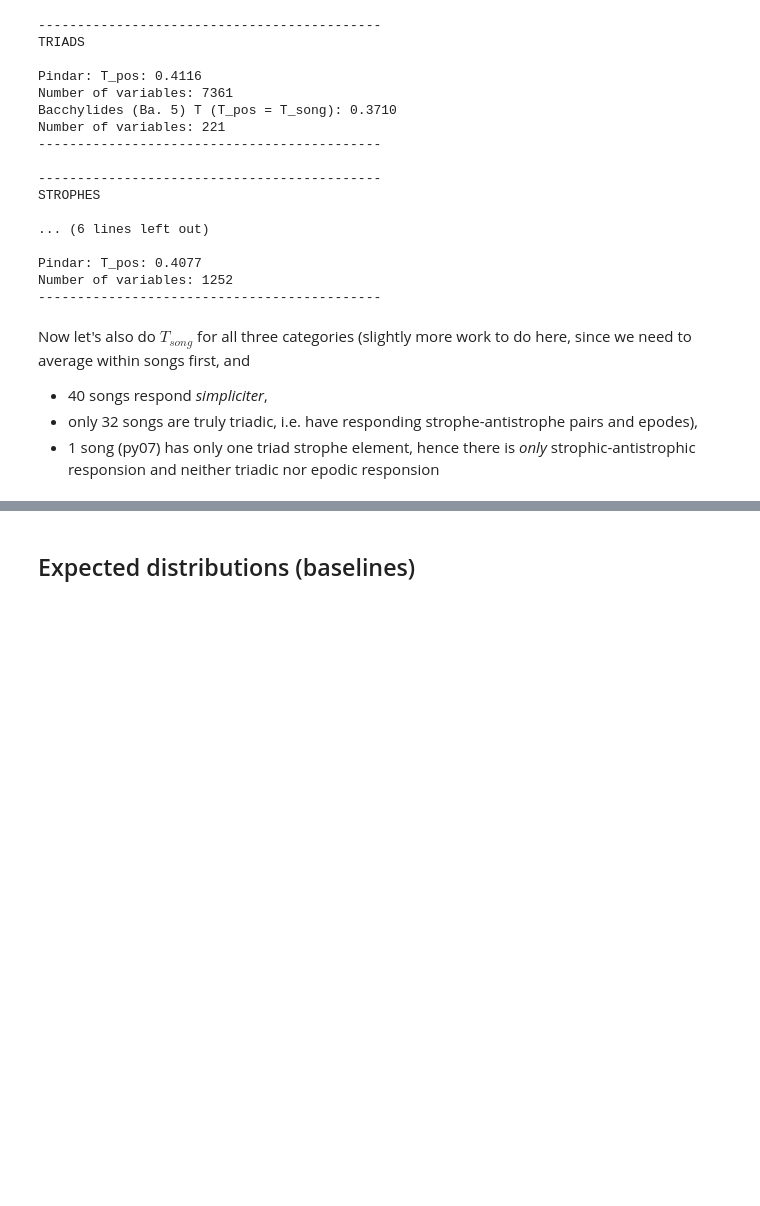
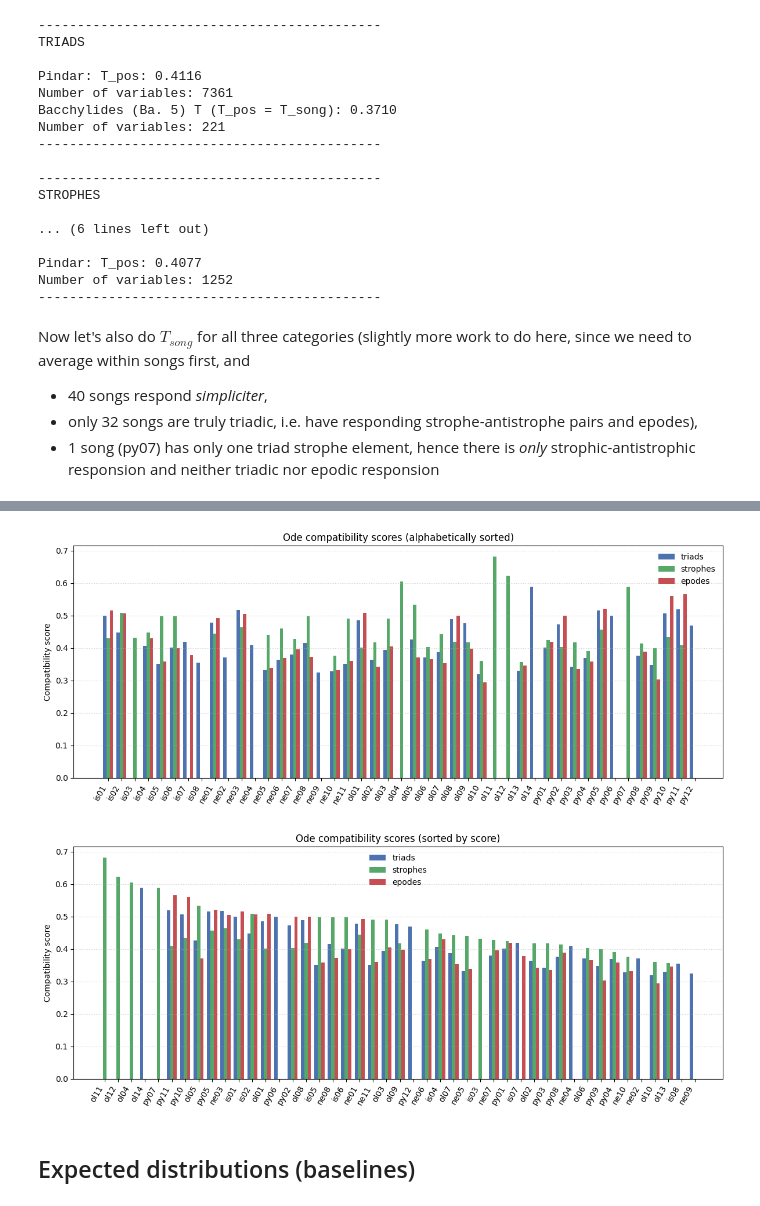
Before and after one commit to Urdatorn/responsio-accentuum, a Jupyter notebook: nb/results.ipynb, the cells around one changed output, grey strips where cells are left out. Saved outputs shown, nothing was run; the diff lists cells and outputs as text; code cells hidden in the pictures; blank space fills up the shorter version.

```diff
--- a/nb/results.ipynb
+++ b/nb/results.ipynb
@@ -6,5 +8,10 @@
 # %%
 from pathlib import Path
 
-ROOT = Path.cwd().parent
-from pathlib import Path
+def find_project_root(start: Path, markers=("pyproject.toml", ".git")):
+    for p in [start] + list(start.parents):
+        if any((p / m).exists() for m in markers):
+            return p
+    raise RuntimeError("Project root not found")
+
+ROOT = find_project_root(Path.cwd())
@@ -318,3 +387,54 @@ py09 has lower score (261/748 = 0.3489) than Bacchylides!
+# %%
+# Histogram-style (grouped bars) of song scores per ode
+
+o_des = sorted(set(victory_odes) | set(song_scores_triads) | set(song_scores_strophes) | set(song_scores_epodes))
+x = np.arange(len(o_des))
+width = 0.25
+triad_vals = np.array([song_scores_triads.get(ode, np.nan) for ode in o_des], dtype=float)
+strophes_vals = np.array([song_scores_strophes.get(ode, np.nan) for ode in o_des], dtype=float)
+epodes_vals = np.array([song_scores_epodes.get(ode, np.nan) for ode in o_des], dtype=float)
+
+fig, ax = plt.subplots(figsize=(12, 5))
+b1 = ax.bar(x - width, triad_vals, width, color='#4c72b0', label='triads')
+b2 = ax.bar(x, strophes_vals, width, color='#55a868', label='strophes')
+b3 = ax.bar(x + width, epodes_vals, width, color='#c44e52', label='epodes')
+
+ax.set_xticks(x)
+ax.set_xticklabels(o_des, rotation=60, ha='right')
+ax.set_ylabel('Compatibility score')
+ax.set_title('Ode compatibility scores (alphabetically sorted)')
+ax.grid(True, axis='y', linestyle=':', alpha=0.6)
+ax.legend(frameon=False)
+plt.tight_layout()
+plt.savefig(ROOT / 'media' / 'results' / 'song_scores_by_ode_alphabetical.png', dpi=400)
+plt.show()
+
+# Sorted by y-axis
+
+o_des = sorted(set(victory_odes) | set(song_scores_triads) | set(song_scores_strophes) | set(song_scores_epodes), key=lambda ode: max(song_scores_triads.get(ode, -np.inf), song_scores_strophes.get(ode, -np.inf), song_scores_epodes.get(ode, -np.inf)), reverse=True)
+x = np.arange(len(o_des))
+width = 0.25
+triad_vals = np.array([song_scores_triads.get(ode, np.nan) for ode in o_des], dtype=float)
+strophes_vals = np.array([song_scores_strophes.get(ode, np.nan) for ode in o_des], dtype=float)
+epodes_vals = np.array([song_scores_epodes.get(ode, np.nan) for ode in o_des], dtype=float)
+
+fig, ax = plt.subplots(figsize=(12, 5))
+b1 = ax.bar(x - width, triad_vals, width, color='#4c72b0', label='triads')
+b2 = ax.bar(x, strophes_vals, width, color='#55a868', label='strophes')
+b3 = ax.bar(x + width, epodes_vals, width, color='#c44e52', label='epodes')
+
+ax.set_xticks(x)
+ax.set_xticklabels(o_des, rotation=60, ha='right')
+ax.set_ylabel('Compatibility score')
+ax.set_title('Ode compatibility scores (sorted by score)')
+ax.grid(True, axis='y', linestyle=':', alpha=0.6)
+ax.legend(frameon=False)
+plt.tight_layout()
+plt.savefig(ROOT / 'media' / 'results' / 'song_scores_by_ode_by_highest_score.png', dpi=400)
+plt.show()
+# %% [output]
+[figure, added]
+[figure, added]
 # %% [markdown]
 ## Expected distributions (baselines)
 # %% [markdown]
```
Also changed, not shown: parts of 5 cells of this notebook.
